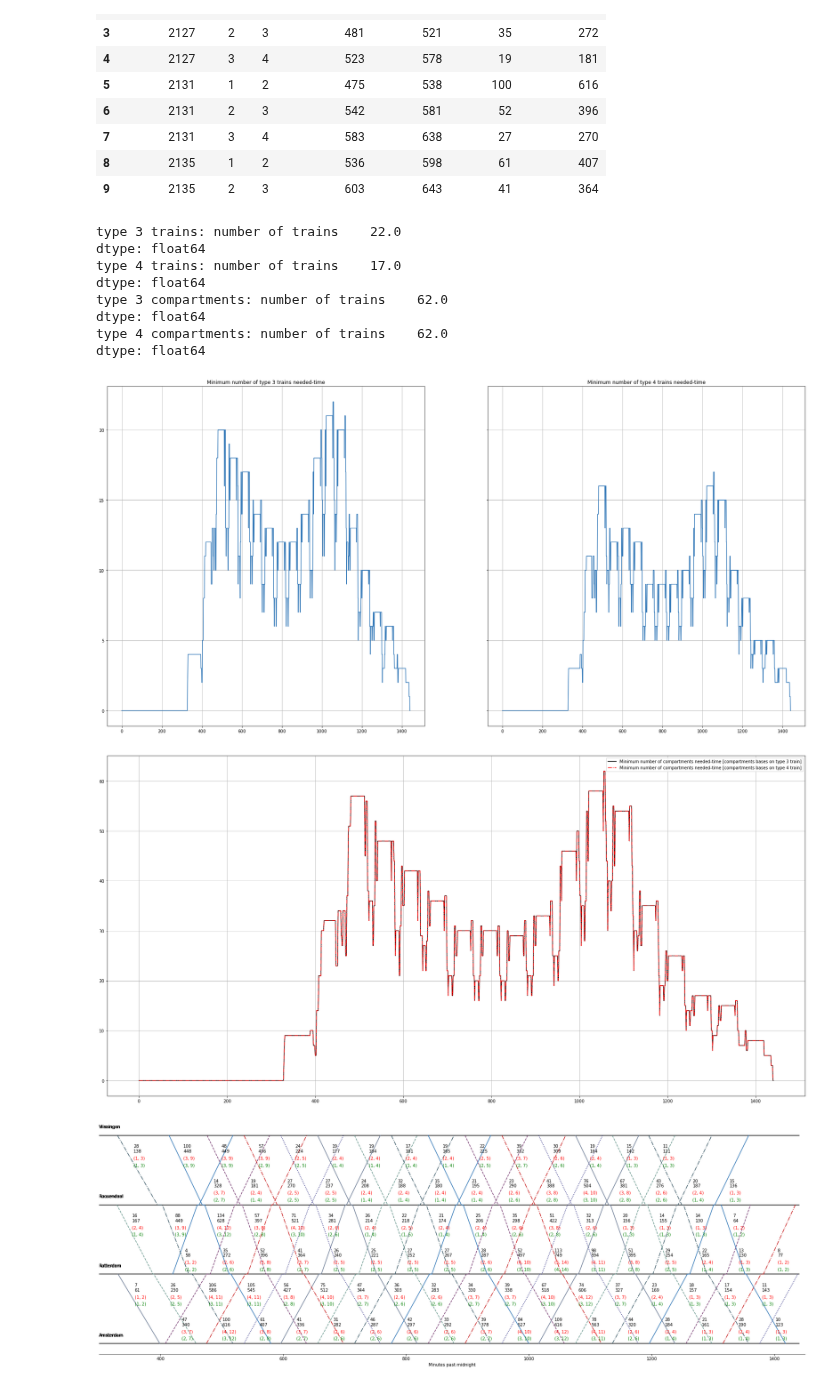
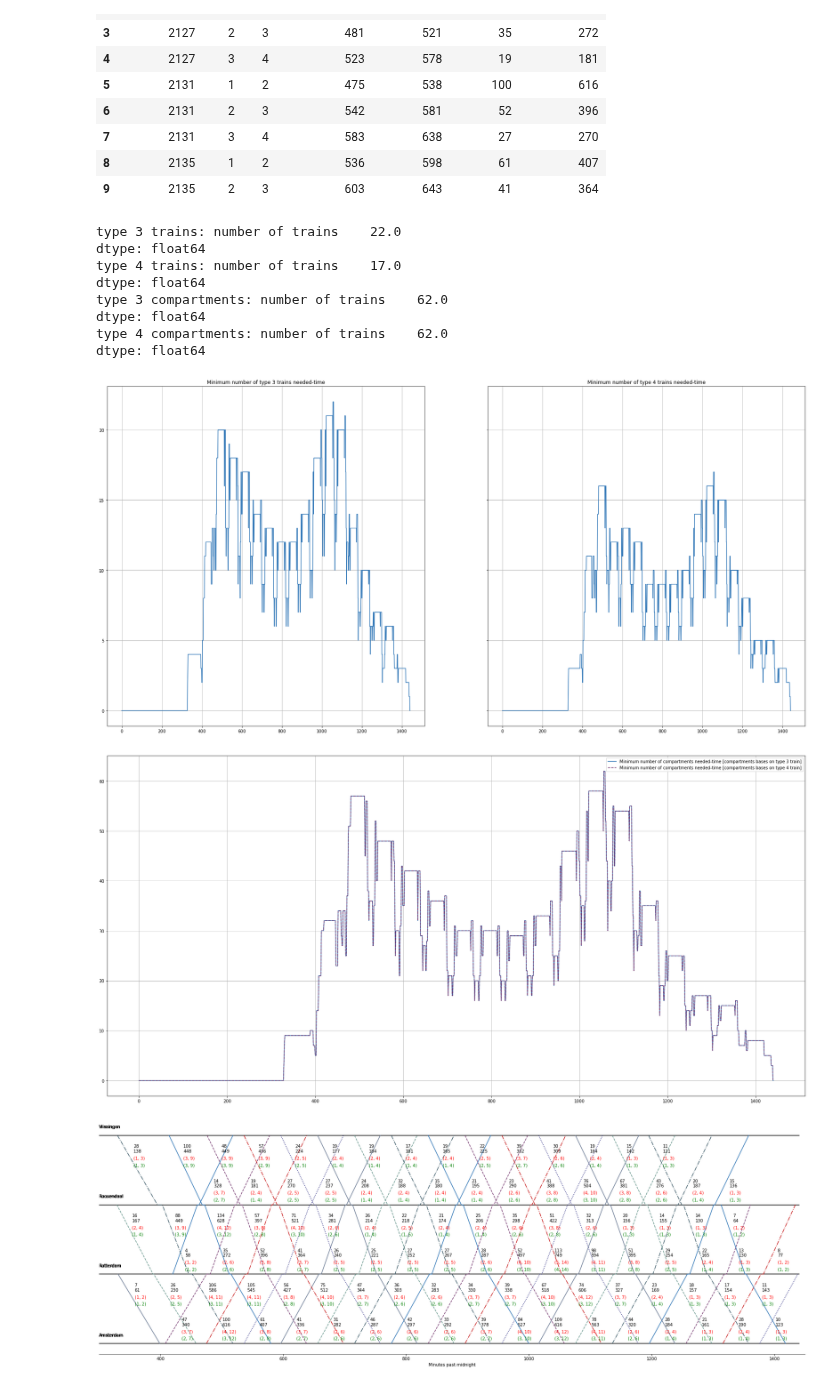
Before and after one commit to Sun-flowerSamurai/train-modelling, a Jupyter notebook: loading_train_data.ipynb, the cells around one changed output. Drawn from its saved outputs; the diff is of its cells as text; code cells hidden in the pictures.

```diff
--- a/loading_train_data.ipynb
+++ b/loading_train_data.ipynb
@@ -32,34 +30,34 @@ fig2, ax2 = plt.subplots(nrows=1, ncols=1, squeeze=False, figsize=(30, 15))
 
 minimum_number_of_type_3_trains.plot(ax=ax1[0, 0])
 minimum_number_of_type_4_trains.plot(ax=ax1[0, 1])
-minimum_number_of_type_3_compartments.plot(color='k', ax=ax2[0, 0])
-minimum_number_of_type_4_compartments.plot(color='r', linestyle='-.', ax=ax2[0, 0])
+minimum_number_of_type_3_compartments.plot(ax=ax2[0, 0])
+minimum_number_of_type_4_compartments.plot(ax=ax2[0, 0])
 
 ax1[0, 0].set_title('Minimum number of type 3 trains needed-time')
 ax1[0, 1].set_title('Minimum number of type 4 trains needed-time')
 ax1[0, 0].legend().remove()
 ax1[0, 1].legend().remove()
 ax2[0, 0].legend([
     'Minimum number of compartments needed-time [compartments bases on type 3 train]',
     'Minimum number of compartments needed-time [compartments bases on type 4 train]'
     ])
 ax1[0, 0].grid(True)
 ax1[0, 1].grid(True)
 ax2[0, 0].grid(True)
 
 print(f'type 3 trains: {minimum_number_of_type_3_trains.max()}')
 print(f'type 4 trains: {minimum_number_of_type_4_trains.max()}')
 print(f'type 3 compartments: {minimum_number_of_type_3_compartments.max()}')
 print(f'type 4 compartments: {minimum_number_of_type_4_compartments.max()}')
 # %% [output]
 type 3 trains: number of trains    22.0
 dtype: float64
 type 4 trains: number of trains    17.0
 dtype: float64
 type 3 compartments: number of trains    62.0
 dtype: float64
 type 4 compartments: number of trains    62.0
 dtype: float64
 [figure]
-[figure, old version]
+[figure, new version]
 # %%
```
Also changed, not shown: parts of 2 cells of this notebook, 2 other files.
